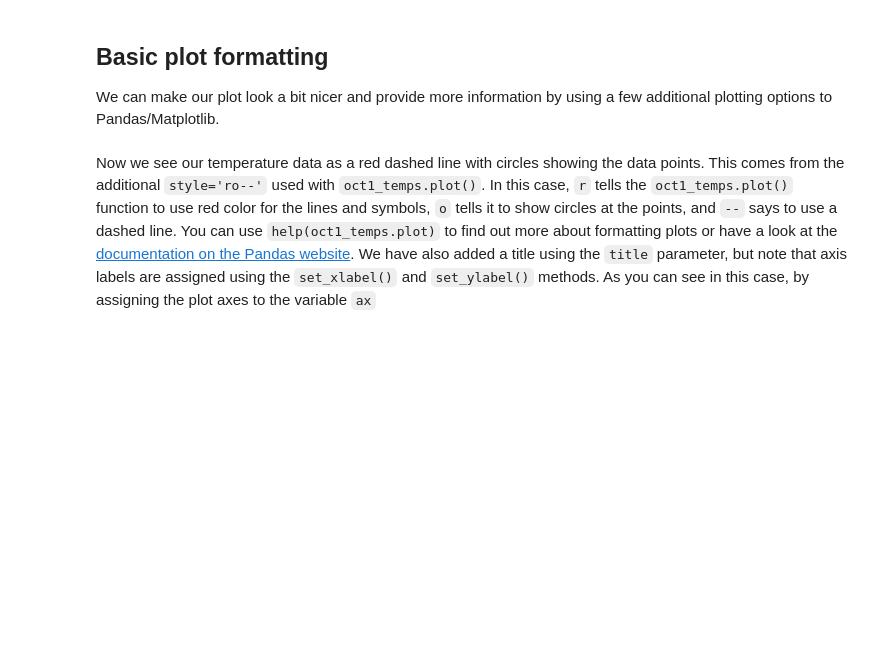
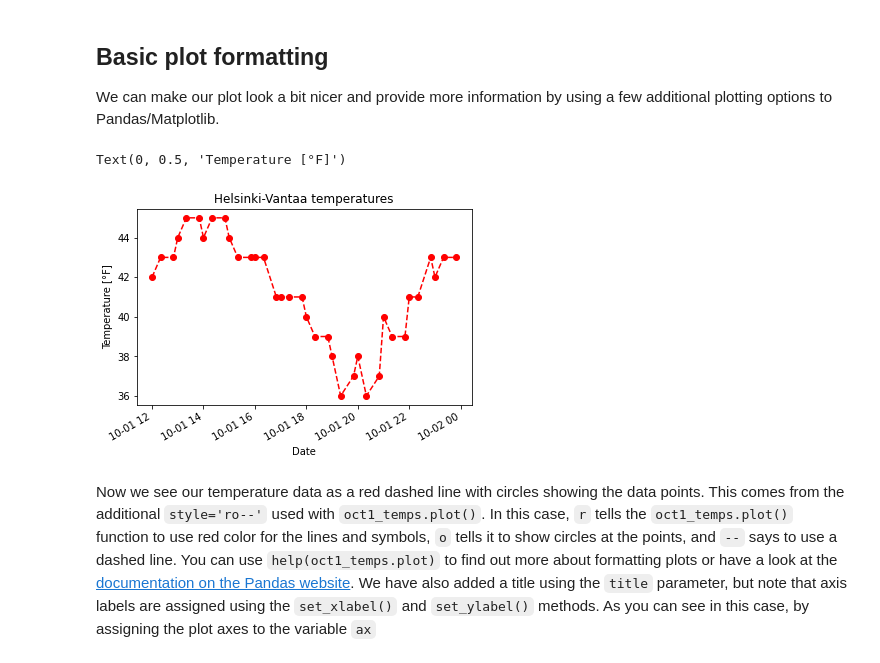
Before and after one commit to arr678/Hels-L7, a Jupyter notebook: L7/matplotlib.ipynb, the cells around one changed output. Drawn from its saved outputs; the diff is of its cells as text; code cells hidden in the pictures; blank space fills up the shorter version.

```diff
--- a/L7/matplotlib.ipynb
+++ b/L7/matplotlib.ipynb
@@ -159,6 +184,13 @@ So, what did we change?
 ## Basic plot formatting
 
 We can make our plot look a bit nicer and provide more information by using a few additional plotting options to Pandas/Matplotlib.
+# %%
+ax = oct1_temps.plot(style='ro--', title='Helsinki-Vantaa temperatures')
+ax.set_xlabel('Date')
+ax.set_ylabel('Temperature [°F]')
+# %% [output]
+Text(0, 0.5, 'Temperature [°F]')
+[figure, added]
 # %% [markdown]
 Now we see our temperature data as a red dashed line with circles showing the data points.
 This comes from the additional `style='ro--'` used with `oct1_temps.plot()`.
```
Also changed, not shown: parts of 9 cells of this notebook.
